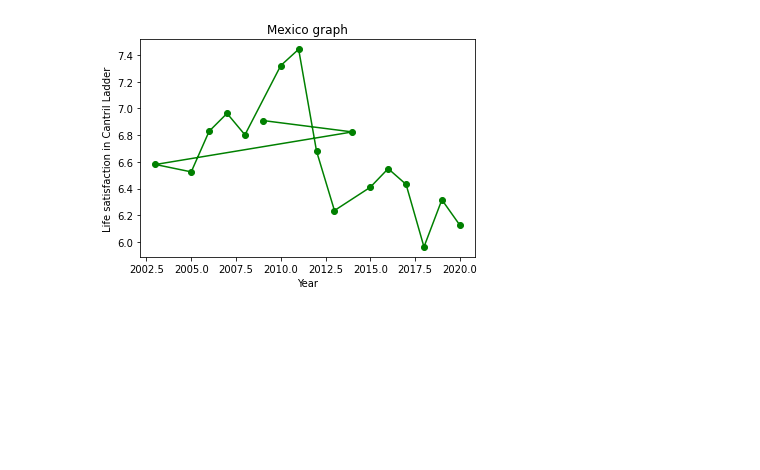
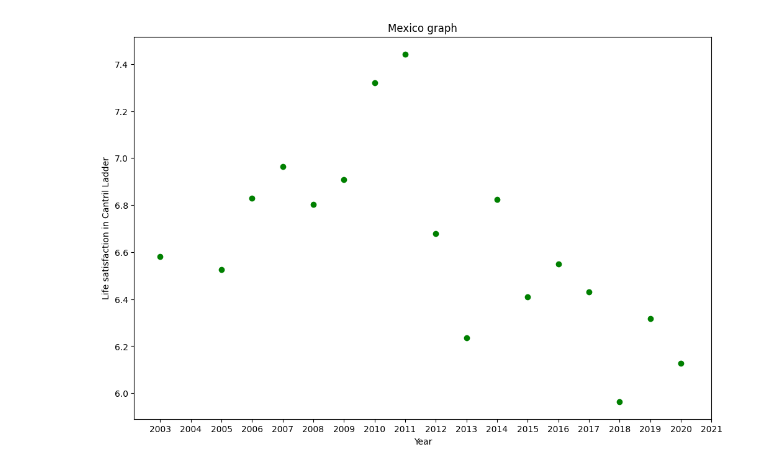
Before and after one commit to mayela/mlops-bootcamp, a Jupyter notebook: first_milestone/First_milestone.ipynb, the cells around one changed output. Drawn from its saved outputs; the diff is of its cells as text; code cells hidden in the pictures; blank space fills up the shorter version.

Commit message:
Fix chart. Fix continents

```diff
--- a/first_milestone/First_milestone.ipynb
+++ b/first_milestone/First_milestone.ipynb
@@ -7,3 +5,13 @@ df = pd.read_csv("Happiness-WVS-vs-Gallup.csv", low_memory=False)
+# %%
+df = pd.read_csv("Happiness-WVS-vs-Gallup.csv", low_memory=False)
+df_continents = pd.read_csv("countries_continents.csv", low_memory=False)
+df.rename(columns = {
+    "Entity": "Country",
+    "Life satisfaction in Cantril Ladder (World Happiness Report 2022)": "Life Satisfaction",
+    "Share of people who are happy (World Value Survey 2014)": "Happiness"
+    },
+    inplace=True
+    )
 # %%
 df.info()
 # %% [output]
@@ -22,9 +30,2 @@ Data columns (total 7 columns):
 dtypes: float64(3), int64(1), object(3)
 memory usage: 3.0+ MB
-# %%
-df.rename(columns = {
-    "Life satisfaction in Cantril Ladder (World Happiness Report 2022)": "life_satisfaction",
-    "Share of people who are happy (World Value Survey 2014)": "happiness"
-    },
-    inplace=True
-    )
@@ -70,3 +150,6 @@ dataset_mexico = df.loc[df["Entity"] == "Mexico"]
+# %%
+dataset_mexico = df[df["Country"] == "Mexico"]
+dataset_mexico = dataset_mexico[dataset_mexico["Year"] >= 2003]
 # %%
 dataset_mexico.sort_values(by="Year", ascending=False).head(30)
 # %% [output]
@@ -110,21 +173,16 @@ dataset_mexico.head(50)
 # %%
-plt_df = dataset_mexico.dropna()
+plt.figure(figsize=(12, 8))
 plt.title("Mexico graph")
 plt.xlabel("Year")
 plt.ylabel("Life satisfaction in Cantril Ladder")
-#plt.plot(
-    #dataset_greece["Year"],
-    #dataset_greece["satisfaction"],
-    #marker='o'
-    #linestyle = 'dotted'
-#)
-plt.plot(
-    dataset_mexico["Year"],
-    dataset_mexico["life_satisfaction"],
+
+plt.scatter(
+    dataset_mexico["Year"].astype(int),
+    dataset_mexico["Life Satisfaction"],
     marker='o',
-    color="green"
-    #linestyle = 'dotted'
+    color="green",
 )
+plt.xticks(dataset_mexico["Year"], dataset_mexico["Year"])
 plt.show()
 # %% [output]
-[figure, old version]
+[figure, new version]
```
Also changed, not shown: parts of 15 cells of this notebook, 3 other files.
